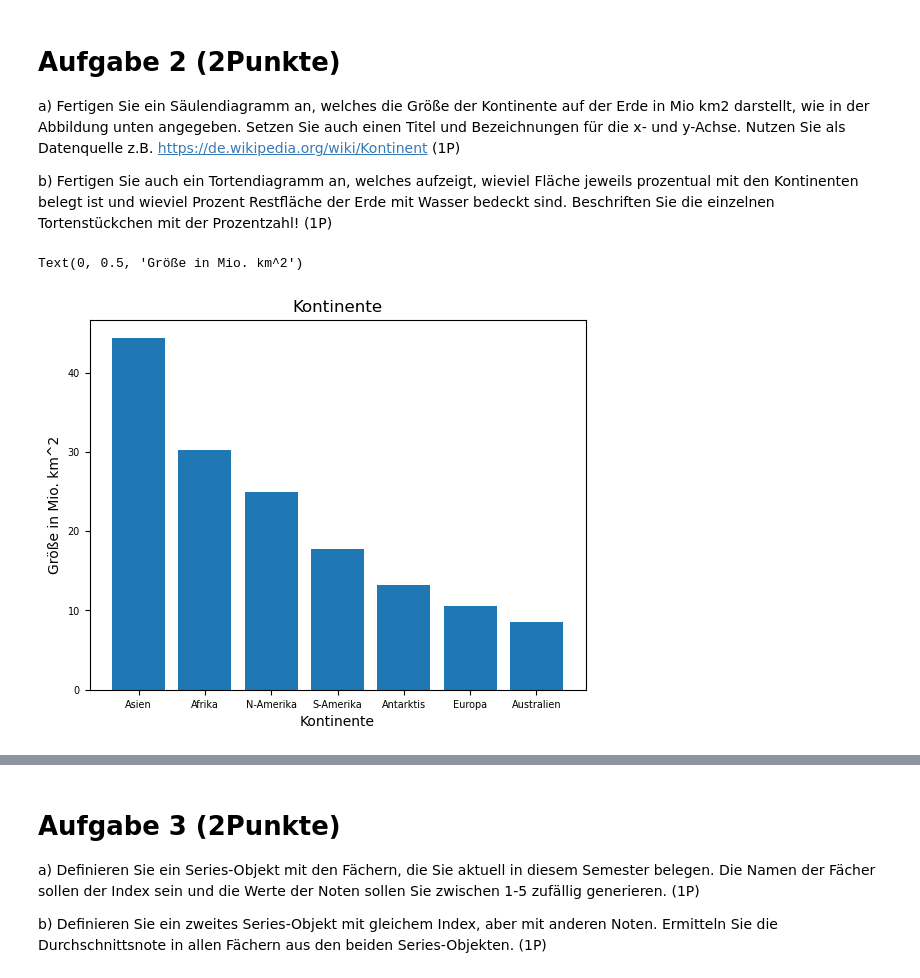
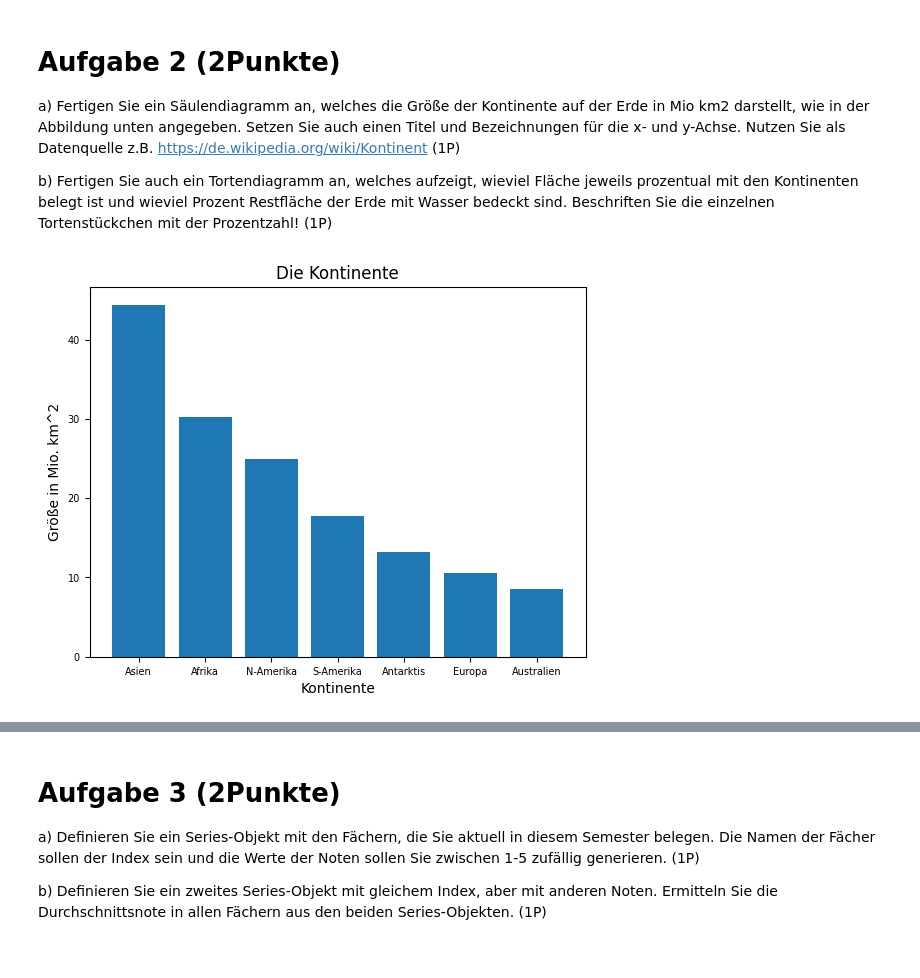
Before and after one commit to MuhammedKrz/DatenanalyseUndMLPraktika, a Jupyter notebook: Blatt 1/Praktikum1.ipynb, the cells around one changed output, grey strips where cells are left out. Drawn from its saved outputs; the diff is of its cells as text; code cells hidden in the pictures.

```diff
--- a/Blatt 1/Praktikum1.ipynb
+++ b/Blatt 1/Praktikum1.ipynb
@@ -33,16 +32,14 @@ Prozent Restfläche der Erde mit Wasser bedeckt sind. Beschriften Sie die einzel
 # %%
 kontinents = ['Asien','Afrika','N-Amerika','S-Amerika','Antarktis','Europa','Australien']
 sizes = [44.4,30.3,24.9,17.8,13.2,10.5,8.5]
-plt.title("Kontinente")
+plt.title("Die Kontinente")
 plt.bar(kontinents,sizes)
 plt.tick_params(labelsize=7)
-plt.xticks(kontinents, kontinents)
-plt.xticks(kontinents, kontinents)
 plt.xlabel("Kontinente")
 plt.ylabel("Größe in Mio. km^2")
+plt.show()
 # %% [output]
-Text(0, 0.5, 'Größe in Mio. km^2')
-[figure, old version]
+[figure, new version]
 # %%
 earthSurface = ['Landoberfläche','Wasseroberfläche']
 sizes = [149, 361]
```
Also changed, not shown: parts of 4 cells of this notebook.
